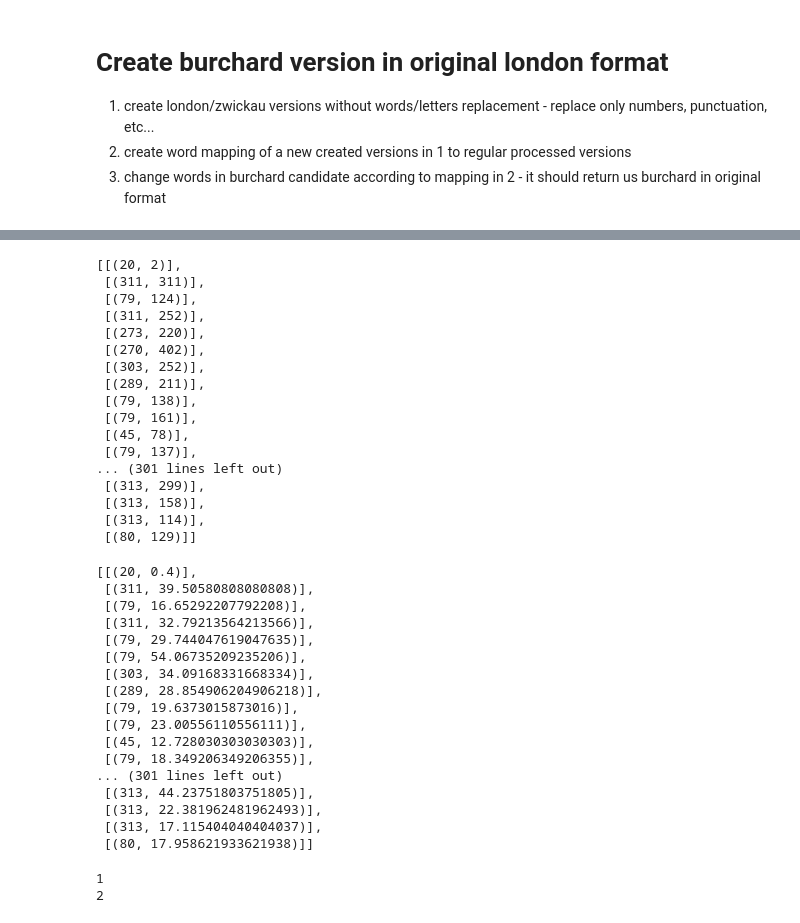
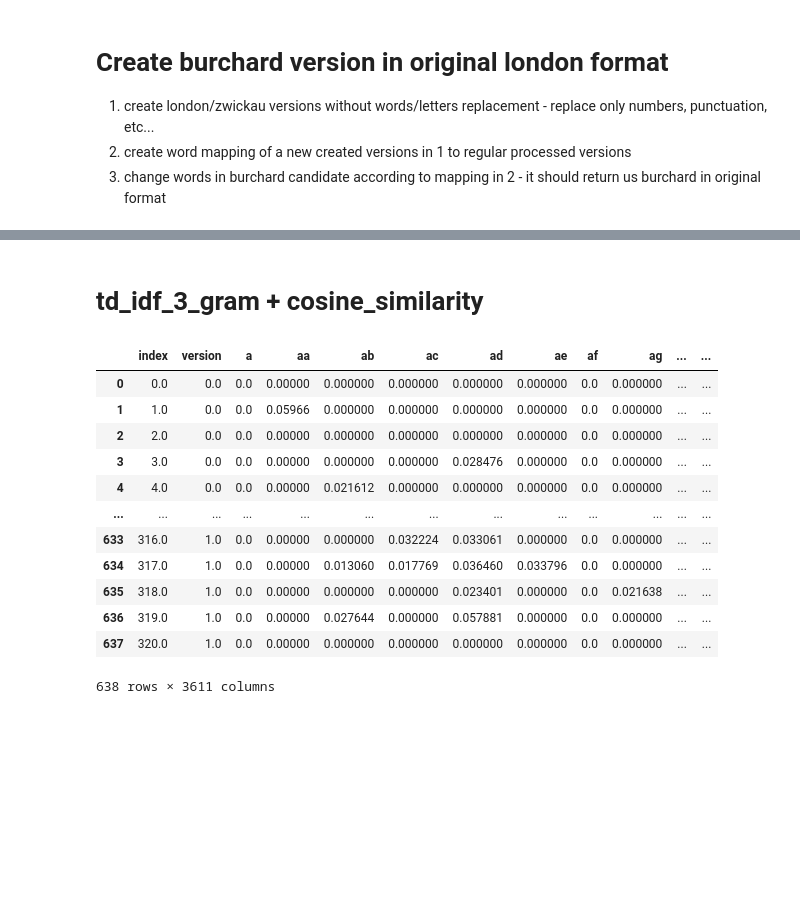
Before and after one commit to sashaaKr/thesis, a Jupyter notebook: notebooks/preparation_for_26.6 (first model).ipynb, the cells around one changed output, grey strips where cells are left out. Saved outputs shown, nothing was run; the diff lists cells and outputs as text; code cells hidden in the pictures; blank space fills up the shorter version.

```diff
--- a/notebooks/preparation_for_26.6 (first model).ipynb
+++ b/notebooks/preparation_for_26.6 (first model).ipynb
@@ -112,2 +103,0 @@ model_features_df = thesisModelFeatures.create_features_df(
-# %%
-tf_idf_results = thesisModelFeatures.run_models(model_features_df)
@@ -146,2 +103,0 @@ model_features_df = thesisModelFeatures.create_features_df(
-# %%
-tf_idf_cosine_results = thesisModelFeatures.run_models(model_features_df)
@@ -179,48 +104,27 @@ tf_idf_cosine_results
-# %%
-thesisLevenshteinSimilarities.get_inner_version_best_similarities(london_corpus_by_new_line_without_words_processing)
-# %% [output]
-[[(20, 2)],
- [(311, 311)],
- [(79, 124)],
- [(311, 252)],
- [(273, 220)],
- [(270, 402)],
- [(303, 252)],
- [(289, 211)],
- [(79, 138)],
- [(79, 161)],
- [(45, 78)],
- [(79, 137)],
-... (301 lines left out)
- [(313, 299)],
- [(313, 158)],
- [(313, 114)],
- [(80, 129)]]
-# %%
-thesisLevenshteinSimilarities.get_inner_version_best_similarities(london_corpus_by_new_line_without_words_processing)
-# %% [output]
-[[(20, 0.4)],
- [(311, 39.50580808080808)],
- [(79, 16.65292207792208)],
- [(311, 32.79213564213566)],
- [(79, 29.744047619047635)],
- [(79, 54.06735209235206)],
- [(303, 34.09168331668334)],
- [(289, 28.854906204906218)],
- [(79, 19.6373015873016)],
- [(79, 23.00556110556111)],
- [(45, 12.728030303030303)],
- [(79, 18.349206349206355)],
-... (301 lines left out)
- [(313, 44.23751803751805)],
- [(313, 22.381962481962493)],
- [(313, 17.115404040404037)],
- [(80, 17.958621933621938)]]
-# %%
-c = [('s', 1), ('v',2)]
-
-for string, num in c:
-    print(num)
-# %% [output]
-1
-2
+# %% [markdown]
+# td_idf_3_gram + cosine_similarity
+# %%
+features_tfidf_3_gram_cosine_similarity_df = thesisModelFeatures.create_features_df(
+    london_corpus_by_new_line_without_words_processing,
+    zwickau_corpus_by_new_line_without_words_processing,
+    None,
+    n_gram = 3,
+    features = {'tfidf', 'inner_mean_cosine_similarity_score'}
+#     burchard_version_with_original_london_text
+)
+# %%
+features_tfidf_3_gram_cosine_similarity_df
+# %% [output]
+|  | index | version | a | aa | ab | ac | ad | ae | af | ag | ... | ... |
+| 0 | 0.0 | 0.0 | 0.0 | 0.00000 | 0.000000 | 0.000000 | 0.000000 | 0.000000 | 0.0 | 0.000000 | ... | ... |
+| 1 | 1.0 | 0.0 | 0.0 | 0.05966 | 0.000000 | 0.000000 | 0.000000 | 0.000000 | 0.0 | 0.000000 | ... | ... |
+| 2 | 2.0 | 0.0 | 0.0 | 0.00000 | 0.000000 | 0.000000 | 0.000000 | 0.000000 | 0.0 | 0.000000 | ... | ... |
+| 3 | 3.0 | 0.0 | 0.0 | 0.00000 | 0.000000 | 0.000000 | 0.028476 | 0.000000 | 0.0 | 0.000000 | ... | ... |
+| 4 | 4.0 | 0.0 | 0.0 | 0.00000 | 0.021612 | 0.000000 | 0.000000 | 0.000000 | 0.0 | 0.000000 | ... | ... |
+| ... | ... | ... | ... | ... | ... | ... | ... | ... | ... | ... | ... | ... |
+| 633 | 316.0 | 1.0 | 0.0 | 0.00000 | 0.000000 | 0.032224 | 0.033061 | 0.000000 | 0.0 | 0.000000 | ... | ... |
+| 634 | 317.0 | 1.0 | 0.0 | 0.00000 | 0.013060 | 0.017769 | 0.036460 | 0.033796 | 0.0 | 0.000000 | ... | ... |
+| 635 | 318.0 | 1.0 | 0.0 | 0.00000 | 0.000000 | 0.000000 | 0.023401 | 0.000000 | 0.0 | 0.021638 | ... | ... |
+| 636 | 319.0 | 1.0 | 0.0 | 0.00000 | 0.027644 | 0.000000 | 0.057881 | 0.000000 | 0.0 | 0.000000 | ... | ... |
+| 637 | 320.0 | 1.0 | 0.0 | 0.00000 | 0.000000 | 0.000000 | 0.000000 | 0.000000 | 0.0 | 0.000000 | ... | ... |
+638 rows × 3611 columns
```
Also changed, not shown: parts of 60 cells of this notebook, 3 other files.
